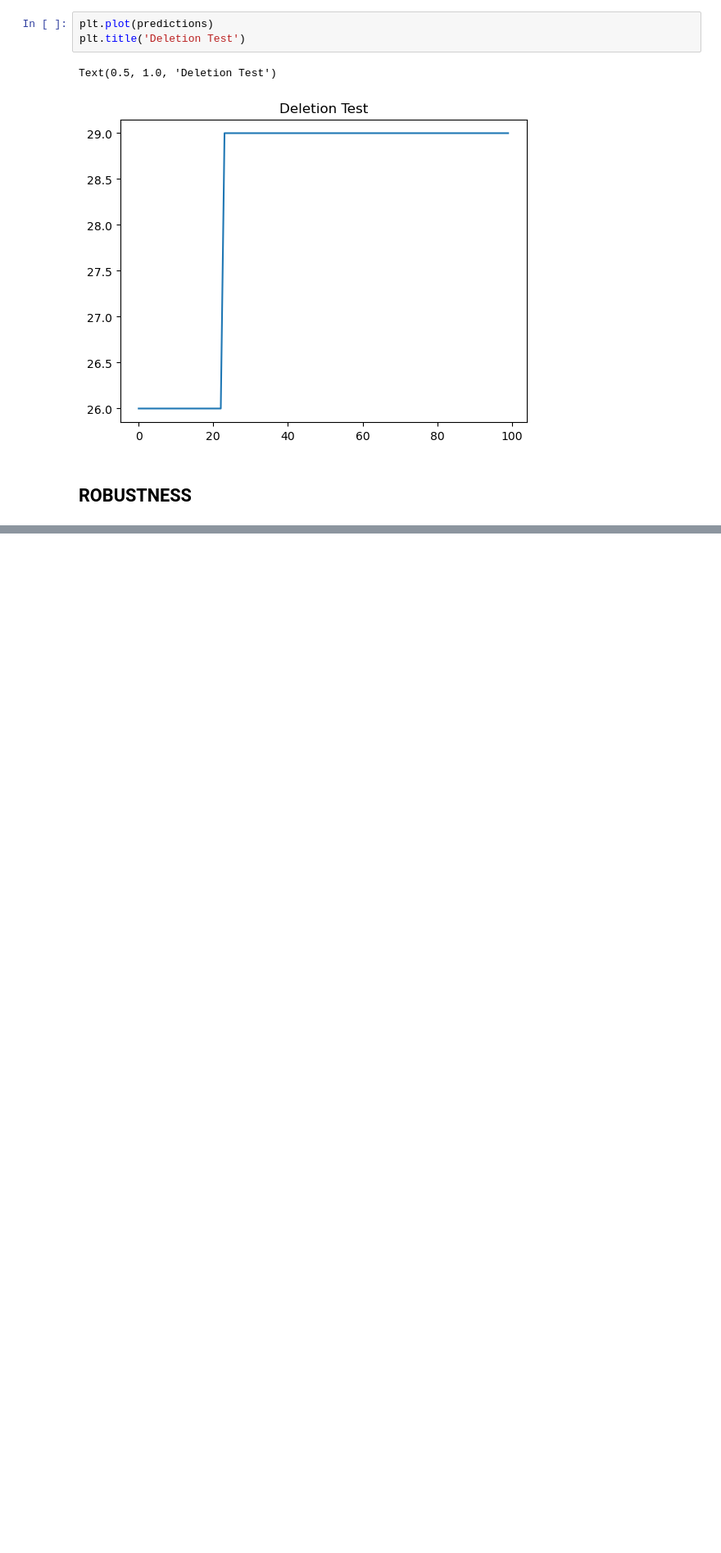
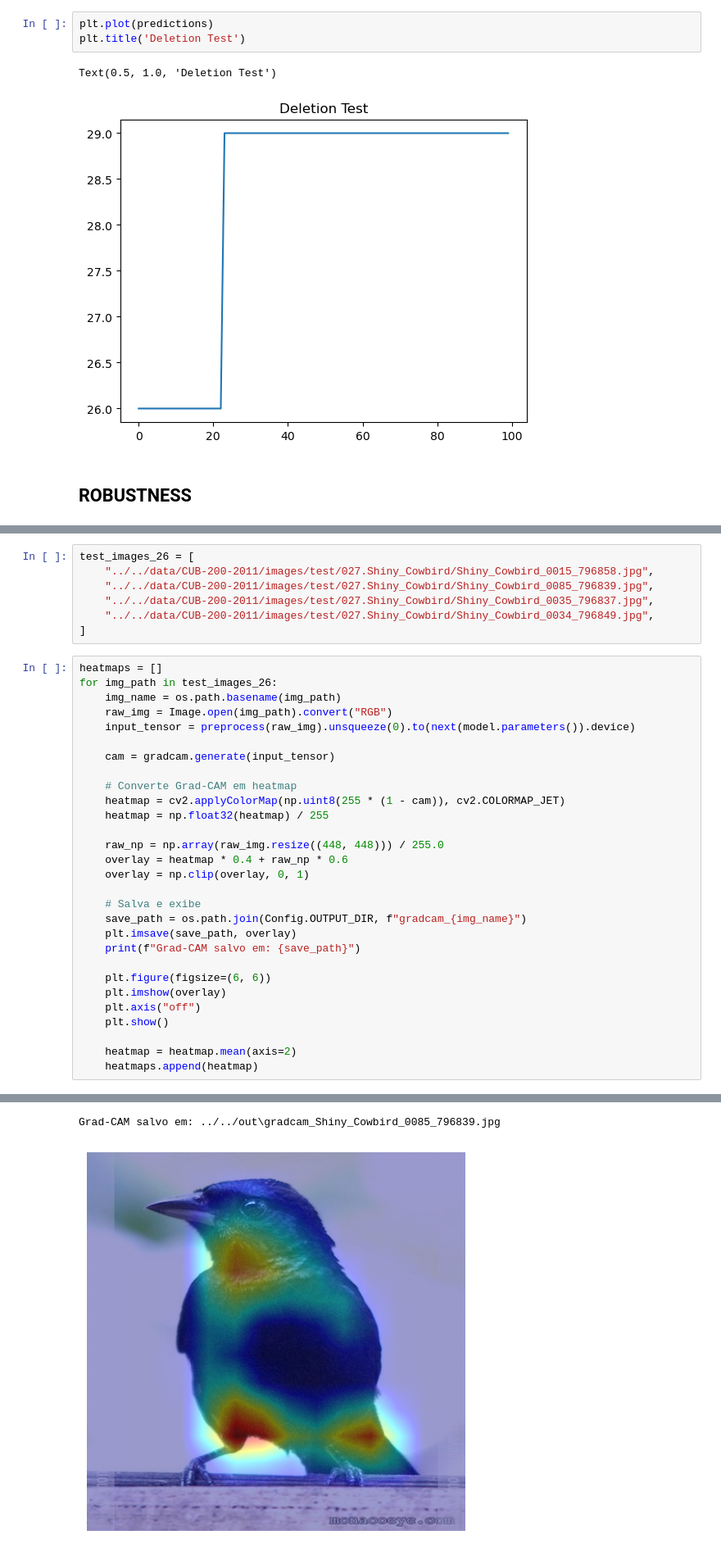
Before and after one commit to AraujoStreicher/explainability-benchmark, a Jupyter notebook: src/cub-200-2011/cub-gradcam.ipynb, the cells around one changed output, grey strips where cells are left out. Shown at 82% size. Saved outputs shown, nothing was run; the diff lists cells and outputs as text; blank space fills up the shorter version.

```diff
--- a/src/cub-200-2011/cub-gradcam.ipynb
+++ b/src/cub-200-2011/cub-gradcam.ipynb
@@ -172,0 +193,37 @@ Robustness score: 0.9896403551101685
+# %%
+test_images_26 = [
+    "../../data/CUB-200-2011/images/test/027.Shiny_Cowbird/Shiny_Cowbird_0015_796858.jpg",
+    "../../data/CUB-200-2011/images/test/027.Shiny_Cowbird/Shiny_Cowbird_0085_796839.jpg",
+    "../../data/CUB-200-2011/images/test/027.Shiny_Cowbird/Shiny_Cowbird_0035_796837.jpg",
+    "../../data/CUB-200-2011/images/test/027.Shiny_Cowbird/Shiny_Cowbird_0034_796849.jpg",
+]
+# %%
+heatmaps = []
+for img_path in test_images_26:
+    img_name = os.path.basename(img_path)
+    raw_img = Image.open(img_path).convert("RGB")
+    input_tensor = preprocess(raw_img).unsqueeze(0).to(next(model.parameters()).device)
+
+    cam = gradcam.generate(input_tensor)
+
+    # Converte Grad-CAM em heatmap
+    heatmap = cv2.applyColorMap(np.uint8(255 * (1 - cam)), cv2.COLORMAP_JET)
+    heatmap = np.float32(heatmap) / 255
+
+    raw_np = np.array(raw_img.resize((448, 448))) / 255.0
+    overlay = heatmap * 0.4 + raw_np * 0.6
+    overlay = np.clip(overlay, 0, 1)
+
+    # Salva e exibe
+    save_path = os.path.join(Config.OUTPUT_DIR, f"gradcam_{img_name}")
+    plt.imsave(save_path, overlay)
+    print(f"Grad-CAM salvo em: {save_path}")
+
+    plt.figure(figsize=(6, 6))
+    plt.imshow(overlay)
+    plt.axis("off")
+    plt.show()
+
+    heatmap = heatmap.mean(axis=2)
+    heatmaps.append(heatmap)
+# %% [output]
@@ -172,0 +232,2 @@ Robustness score: 0.9896403551101685
+Grad-CAM salvo em: ../../out\gradcam_Shiny_Cowbird_0085_796839.jpg
+[figure, added]
```
Also changed, not shown: parts of 8 cells of this notebook, 14 other files.
